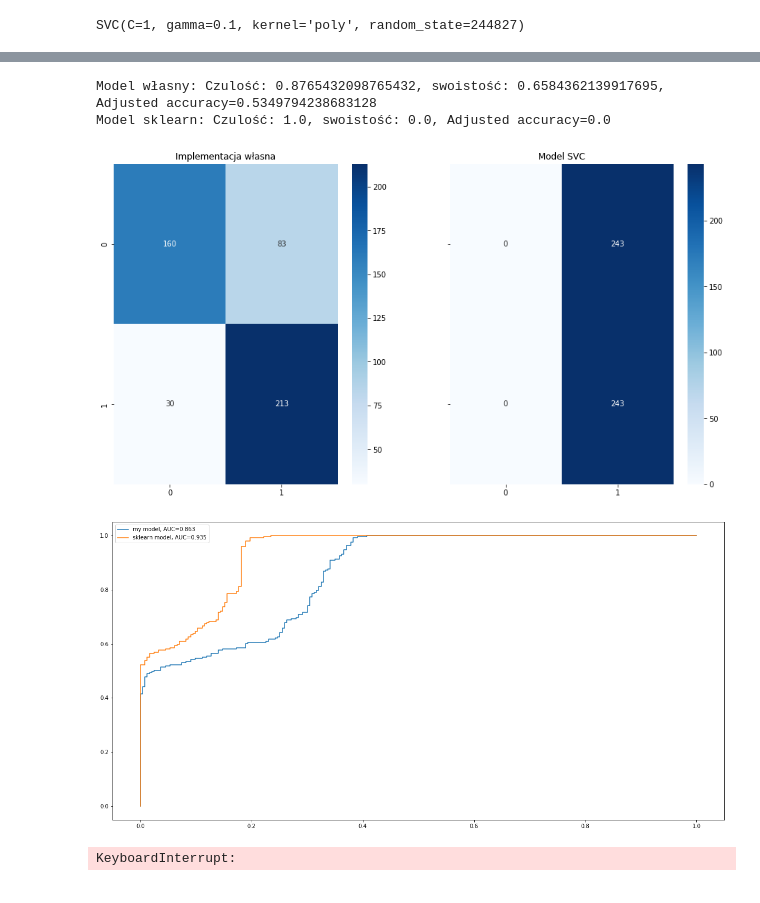
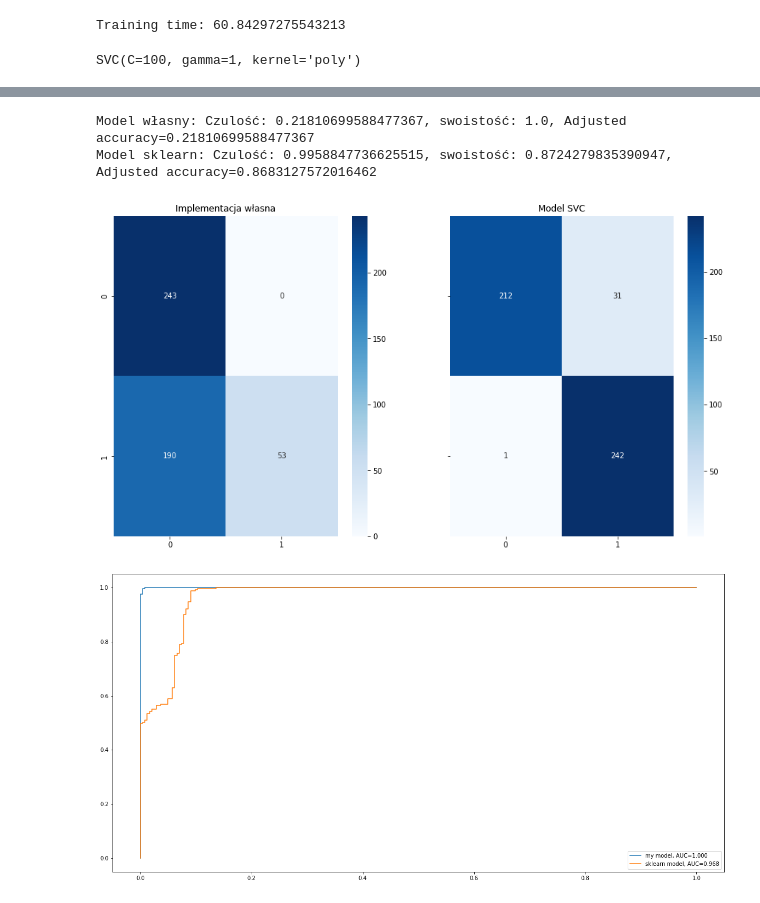
Before and after one commit to DonChaka/PUM, a Jupyter notebook: 4.Klasyfikator SVM/4.KlasyfikatorSVM.ipynb, the cells around one changed output, grey strips where cells are left out. Saved outputs shown, nothing was run; the diff lists cells and outputs as text; code cells hidden in the pictures.

```diff
--- a/4.Klasyfikator SVM/4.KlasyfikatorSVM.ipynb
+++ b/4.Klasyfikator SVM/4.KlasyfikatorSVM.ipynb
@@ -24,7 +25,7 @@ n_samples = 2427
 class PUMData:
     def __init__(self, gen, random_state=244827, test_size=0.2):
         self.x_train, self.x_test, self.y_train, self.y_test = train_test_split(gen[0], gen[1], test_size=test_size, random_state=random_state, shuffle=True, stratify=gen[1])
-        self.big_x_train, self.small_x_train, self.big_y_train, self.small_y_train = train_test_split(self.x_train, self.y_train, test_size=0.05)
+        self.big_x_train, self.small_x_train, self.big_y_train, self.small_y_train = train_test_split(self.x_train, self.y_train, test_size=0.035, random_state=random_state)
 
     def normalize(self, min_v=0, max_v=1):
         for i in range(self.x_train.shape[1]):
@@ -34,11 +35,21 @@ class PUMData:
                 self.x_train[:, i] = (self.x_train[:, i] - x_min) / (x_max - x_min)
                 self.x_train[:, i] = self.x_train[:, i] * (max_v - min_v) + min_v
 
+                self.small_x_train[:, i] = (self.small_x_train[:, i] - x_min) / (x_max - x_min)
+                self.small_x_train[:, i] = self.small_x_train[:, i] * (max_v - min_v) + min_v
+
+                self.big_x_train[:, i] = (self.big_x_train[:, i] - x_min) / (x_max - x_min)
+                self.big_x_train[:, i] = self.big_x_train[:, i] * (max_v - min_v) + min_v
+
                 self.x_test[:, i] = (self.x_test[:, i] - x_min) / (x_max - x_min)
                 self.x_test[:, i] = self.x_test[:, i] * (max_v - min_v) + min_v
             else:
                 self.x_train[:, i] = 1
                 self.x_test[:, i] = 1
+                self.small_x_train[:, i] = 1
+                self.big_x_train[:, i] = 1
+
+
 
     def change_labels(self, old: list, new: list):
         for o, n in zip(old, new):
@@ -272,8 +278,16 @@ My model intercept: -17.785323304141873
+# %%
+my_model_poly = MySVM(C=100, kernel='poly', degree=3, gamma=1)
+start = time()
+my_model_poly.fit(data_moons.small_x_train, data_moons.small_y_train)
+training_time = time() - start
+print(f'Training time: {training_time}')
+# %% [output]
+Training time: 60.84297275543213
 # %%
-sk_model_poly = SVC(C=1, kernel='poly', degree=3, gamma=0.1, random_state=random_state)
+sk_model_poly = SVC(C=100, kernel='poly', degree=3, gamma=1)
 sk_model_poly.fit(data_moons.small_x_train, data_moons.small_y_train)
 # %% [output]
-SVC(C=1, gamma=0.1, kernel='poly', random_state=244827)
+SVC(C=100, gamma=1, kernel='poly')
 # %%
-compare_models(new_my_model_poly, sk_model_poly, data_moons)
+compare_models(my_model_poly, sk_model_poly, data_moons)
 # %% [output]
@@ -281,27 +295,4 @@ compare_models(new_my_model_poly, sk_model_poly, data_moons)
-Model własny: Czulość: 0.8765432098765432, swoistość: 0.6584362139917695, Adjusted accuracy=0.5349794238683128
-Model sklearn: Czulość: 1.0, swoistość: 0.0, Adjusted accuracy=0.0
+Model własny: Czulość: 0.21810699588477367, swoistość: 1.0, Adjusted accuracy=0.21810699588477367
+Model sklearn: Czulość: 0.9958847736625515, swoistość: 0.8724279835390947, Adjusted accuracy=0.8683127572016462
-[figure, old version]
+[figure, new version]
-[figure, old version]
+[figure, new version]
-# %%
-def impromptu_decision_function(self, x, data: PUMData):
-    if self.coef_ is None or self.intercept_ is None:
-            raise ValueError('Model is not fitted yet')
-
-    if self.kernel == 'linear':
-        return np.dot(x, self.coef_) + self.intercept_
-
-    K = [self.kernel_function(data.small_x_train, x[i], self.degree, self.gamma) for i in range(x.shape[0])]
-    return [np.dot(K[i], self.coef_) + self.intercept_ for i in range(len(K))]
-
-def impromptu_predict(self, x, data: PUMData):
-    if self.coef_ is None or self.intercept_ is None:
-            raise ValueError('Model is not fitted yet')
-    return np.sign(impromptu_decision_function(self, x, data))
-
-    # value = np.zeros(x.shape[0])
-    # for i in range(x.shape[0]):
-    #     value[i] = np.dot(self.alpha_, self.kernel_function(x, x[i], self.degree, self.gamma)) + self.intercept_
-
-rets = impromptu_predict(my_model_poly, data_moons.x_test, data_moons)
-# %% [output]
-KeyboardInterrupt:
```
Also changed, not shown: parts of 12 cells of this notebook.
